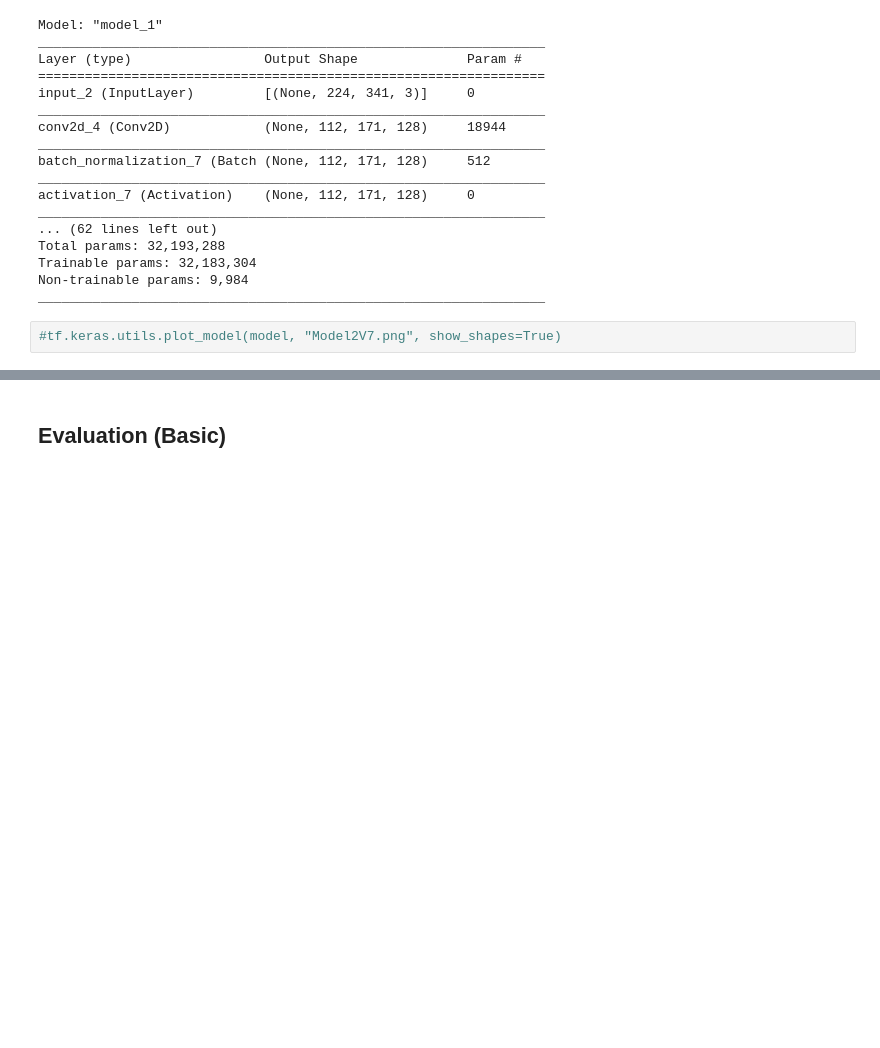
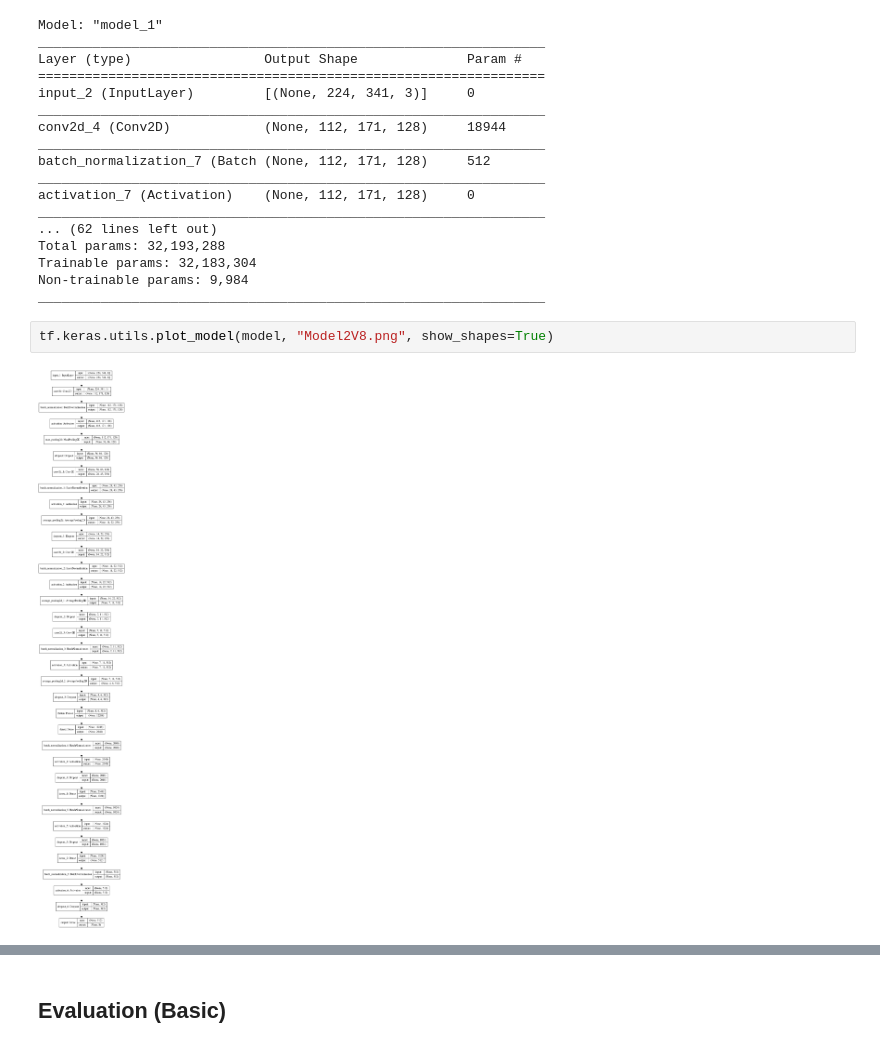
Before and after one commit to Taslim-M/Bat2Web, a Jupyter notebook: AI4Good/Model2_MFCC+RGB-SMOTE.ipynb, the cells around one changed output, grey strips where cells are left out. Cells and saved outputs as stored; diff of their text form; blank space fills up the shorter version.

```diff
--- a/AI4Good/Model2_MFCC+RGB-SMOTE.ipynb
+++ b/AI4Good/Model2_MFCC+RGB-SMOTE.ipynb
@@ -265,6 +252,8 @@ Trainable params: 32,183,304
 Non-trainable params: 9,984
 _________________________________________________________________
 # %%
-#tf.keras.utils.plot_model(model, "Model2V7.png", show_shapes=True)
+tf.keras.utils.plot_model(model, "Model2V8.png", show_shapes=True)
+# %% [output]
+[figure, added]
 # %%
 
```
Also changed, not shown: parts of 27 cells of this notebook.
